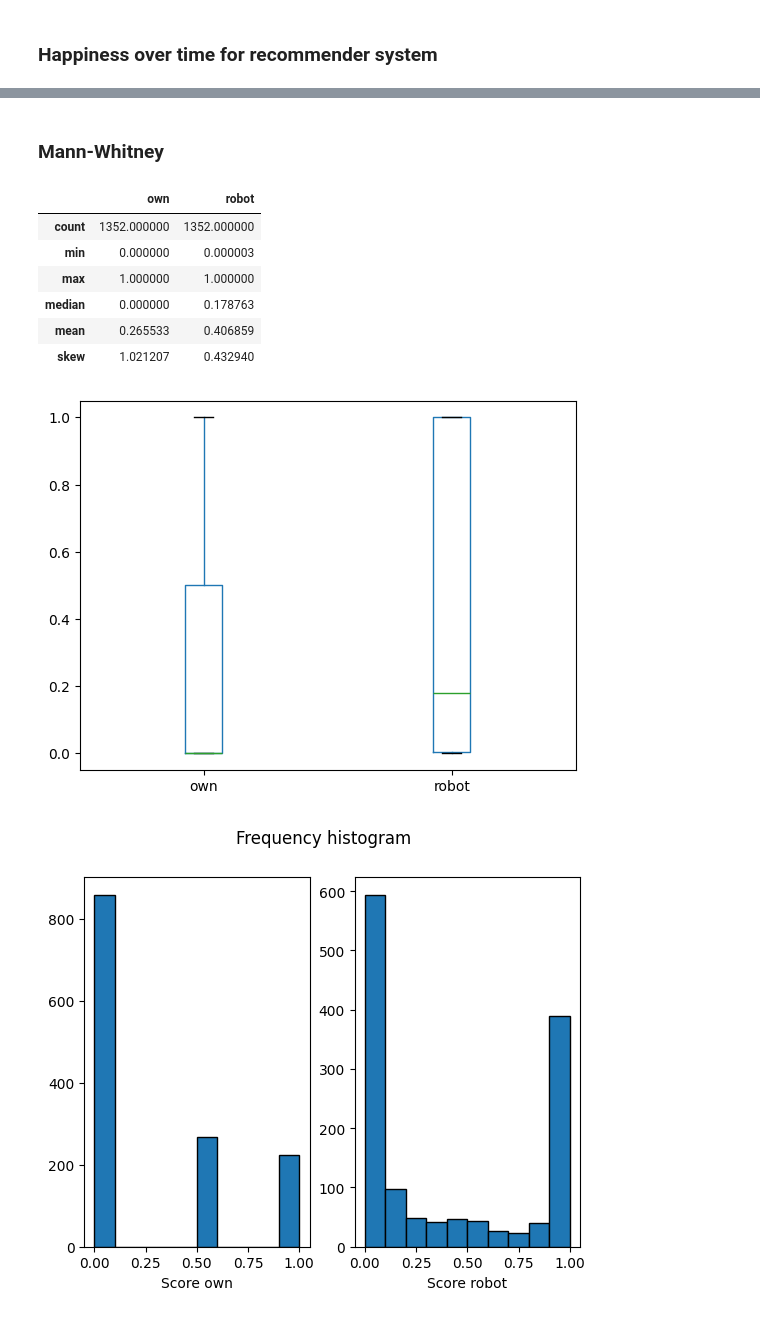
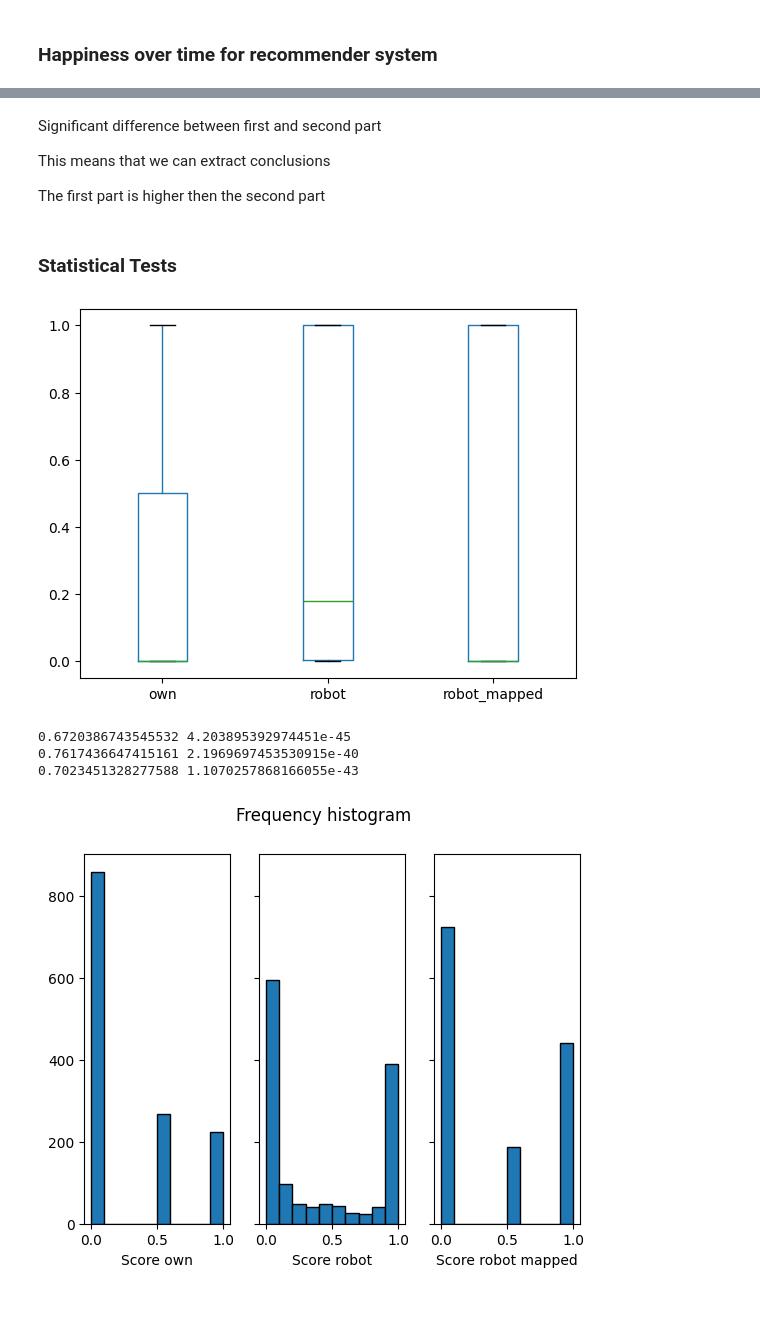
Before and after one commit to ebnerlena/can-I-joke-on-you, a Jupyter notebook: experiments/happiness_evaluation.ipynb, the cells around one changed output, grey strips where cells are left out. Cells and saved outputs as stored; diff of their text form; code cells hidden in the pictures.

Commit message:
Add statistical analysis

```diff
--- a/experiments/happiness_evaluation.ipynb
+++ b/experiments/happiness_evaluation.ipynb
@@ -31,7 +31,9 @@ for dir in os.listdir(base_path):
                 # Get the excel file and convert to an array with 0, 0.5 and 1
                 # representing neutral, slight smile and smile
                 df = pd.read_excel(file_path)
-                result_array = np.where(df.iloc[3:, 1:4] == 'x')[1] / 2
+
+                # Remove first joke because users smile for no reason
+                result_array = np.where(df.iloc[4:, 1:4] == 'x')[1] / 2
                 for log in os.listdir(log_path):
                     # Get the corresponding log file and convert to an array
                     # with numbers representing the smile degree
@@ -171,5 +256,11 @@ Happiness second part    = 0.17478925298500678
-# %% [markdown]
-### Mann-Whitney
+# %% [markdown]
+Significant difference between first and second part
+
+This means that we can extract conclusions
+
+The first part is higher then the second part
+# %% [markdown]
+### Statistical Tests
 # %%
 base_path = "./UserData/"
 amount_of_files = 0
@@ -222,40 +313,48 @@ result_own = np.concatenate((result_own_first, result_own_second))
 result_robot = np.concatenate((result_robot_first, result_robot_second))
 
 assert(len(result_own) == len(result_robot))
-# %%
-df = pd.DataFrame({"own": result_own, "robot": result_robot})
-df.agg(["count", "min", "max", "median", "mean", "skew"])
-# %% [output]
-|  | own | robot |
-| count | 1352.000000 | 1352.000000 |
-| min | 0.000000 | 0.000003 |
-| max | 1.000000 | 1.000000 |
-| median | 0.000000 | 0.178763 |
-| mean | 0.265533 | 0.406859 |
-| skew | 1.021207 | 0.432940 |
+# %%
+df = pd.DataFrame({"own": result_own, "robot": result_robot})
+df.agg(["count", "min", "max", "median", "mean", "skew"])
+
+conditions = [
+    df['robot'] < 0.25,
+    (df['robot'] >= 0.25) & (df['robot'] <= 0.75),
+    df['robot'] > 0.75
+]
+values = [0, 0.5, 1]
+
+# Map 'robot' values to the desired ranges using np.select
+df['robot_mapped'] = np.select(conditions, values)
 # %%
-df.boxplot(column=['own', 'robot'], grid=False)
+df.boxplot(column=['own', 'robot', 'robot_mapped'], grid=False)
 plt.show()
 # %% [output]
-[figure, old version]
+[figure, new version]
 # %%
 import scipy.stats as stats
 w, pvalue = stats.shapiro(df['own'])
-w, pvalue
-(0.8239281177520752, 0.0009495539125055075)
+print(w, pvalue)
 
 w, pvalue = stats.shapiro(df['robot'])
-w, pvalue
-(0.7946348190307617, 0.00031481595942750573)
+print(w, pvalue)
+
+w, pvalue = stats.shapiro(df['robot_mapped'])
+print(w, pvalue)
 
 # plot histogram
 import matplotlib.pyplot as plt
-fig, (ax1, ax2) = plt.subplots(1, 2)
+fig, (ax1, ax2, ax3) = plt.subplots(1, 3, sharey=True)
 fig.suptitle('Frequency histogram')
 ax1.hist(df['own'], bins=10, histtype='bar', ec='k')
 ax2.hist(df['robot'], bins=10, histtype='bar', ec='k')
+ax3.hist(df['robot_mapped'], bins=10, histtype='bar', ec='k')
 ax1.set_xlabel("Score own")
 ax2.set_xlabel("Score robot")
+ax3.set_xlabel("Score robot mapped")
 plt.show()
 # %% [output]
+0.6720386743545532 4.203895392974451e-45
+0.7617436647415161 2.1969697453530915e-40
+0.7023451328277588 1.1070257868166055e-43
-[figure, old version]
+[figure, new version]
```
Also changed, not shown: parts of 20 cells of this notebook.
